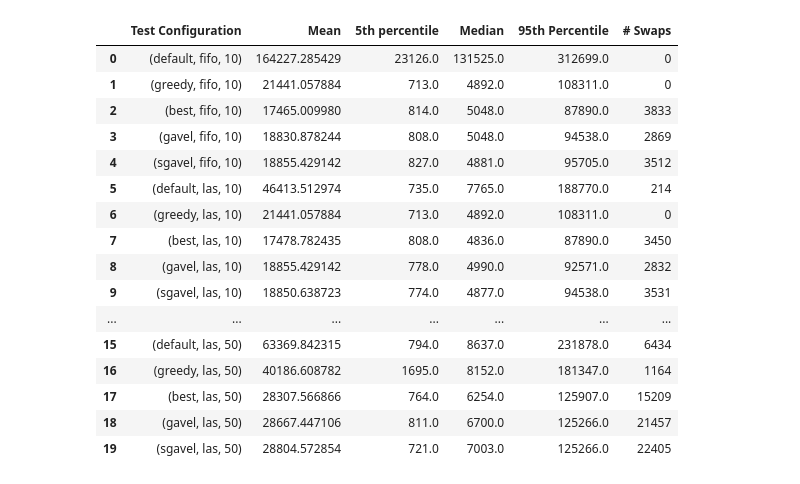
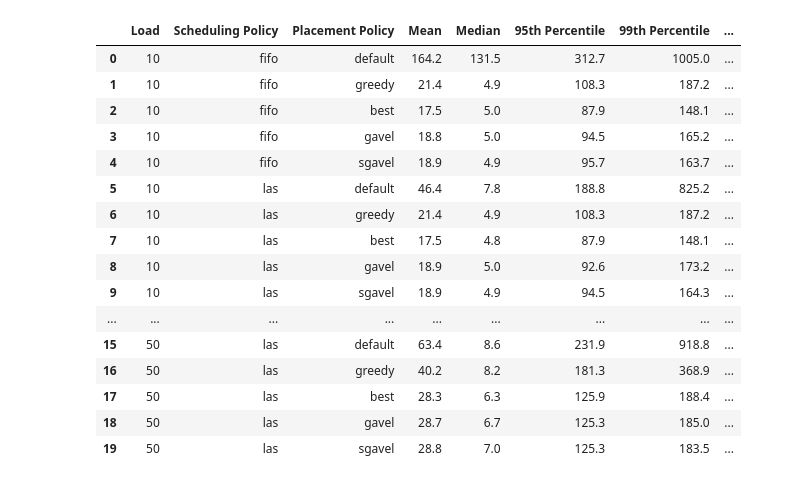
Before and after one commit to jfcooper2/blox, a Jupyter notebook: exploratory_data_analysis.ipynb, the cells around one changed output. Cells and saved outputs as stored; diff of their text form; code cells hidden in the pictures.

```diff
--- a/exploratory_data_analysis.ipynb
+++ b/exploratory_data_analysis.ipynb
@@ -18,22 +18,31 @@ range_str = '0_500'
 test_prefix = f'test_{range_str}_load_'
 job_loads = [10, 50]
 
-percentiles = [ 5, 50, 95 ]
+percentiles = [ 5, 50, 95, 99 ]
 # Each test is a combination of placer, scheduler, and load.
 # For each of these combinations, we want to display JCT: mean, common percentiles (5%, 50%, 95%), number of swaps, cluster utilization
 
 # This is difficult to show compactly and we might need to split this into 4 tables, perhaps one for each combination of scheduler and load
 
 test_configurations = []
+test_load = []
+test_placement = []
+test_scheduler = []
 test_means = []
 test_percentiles = {perc: [] for perc in percentiles}
 test_swaps = []
+test_utilization = {}
+test_swaps_disaggregated = {}
 for load in job_loads:
     for scheduler_name in scheduling_policies:
         for placement_name in placement_policies:
 
             # Collect configuration parameters
-            test_configurations.append((placement_name, scheduler_name, load))
+            configuration_tuple = (placement_name, scheduler_name, load)
+            # test_configurations.append(configuration_tuple)
+            test_load.append(load)
+            test_placement.append(placement_name)
+            test_scheduler.append(scheduler_name)
 
             # Collect JCT summary statistics
             path_to_test_dir = path.join(path_acceptance, placement_name, scheduler_name)
@@ -44,53 +53,80 @@ for load in job_loads:
 
             with open(path_test, "r") as fin:
                 data_job = json.load(fin)
             # print(data_job)
-            job_durations = [v[1] - v[0] for v in data_job.values()]
-            test_mean = np.mean(job_durations)
+            job_durations = {j: v[1] - v[0] for j,v in data_job.items()}
+            # print(job_durations.values())
+            job_durations_list = list(job_durations.values())
+            test_mean = np.mean(job_durations_list)
+            # test_mean_resized = np.round(int(test_mean) / 1000, decimals=1)
             # print(test_mean)
+            # test_means.append(test_mean_resized)
             test_means.append(test_mean)
 
             for p in percentiles:
-                jct_perc = np.percentile(job_durations, p)
+                jct_perc = np.percentile(job_durations_list, p)
                 # print(f'{p} percentile JCT: {jct_perc}')
                 test_percentiles[p].append(jct_perc)
 
             # Collect number of preemptions ("swaps")
-            test_metric_str = 'custom_metric'
+            test_metric_str = 'run_time_stats'
             filename_test = f'{test_prefix}{load}_{test_metric_str}.json'
             path_test = path.join(path_to_test_dir, filename_test)
 
             with open(path_test, "r") as fin:
                 data_job = json.load(fin)
-            num_preemptions = np.sum([v['num_preemptions'] for v in data_job.values()])
+            swaps_disaggregated = [v['swap_count'] for v in data_job.values()]
+            test_swaps_disaggregated[configuration_tuple] = swaps_disaggregated
+            num_preemptions = np.sum(swaps_disaggregated)
             test_swaps.append(num_preemptions)
+
+            # Collect cluster utilization
+            test_metric_str = 'cluster_stats'
+            filename_test = f'{test_prefix}{load}_{test_metric_str}.json'
+            path_test = path.join(path_to_test_dir, filename_test)
+
+            with open(path_test, "r") as fin:
+                data_job = json.load(fin)
+            utilization = np.array(data_job['utilization'])
+            test_utilization[configuration_tuple] = utilization
+            # num_preemptions = np.sum([v['swap_count'] for v in data_job.values()])
+            # test_swaps.append(num_preemptions)
 
 # print(test_configurations)
 # print(test_means)
 # print(test_percentiles)
 
-metrics_JCT = pd.DataFrame({'Test Configuration':test_configurations , 'Mean': test_means, '5th percentile': test_percentiles[5], 'Median': test_percentiles[50], '95th Percentile': test_percentiles[95], '# Swaps': test_swaps})
+# '5th percentile': test_percentiles[5]
+# metrics_JCT = pd.DataFrame({'Test Configuration':test_configurations , 'Mean': test_means, 'Median': test_percentiles[50], '95th Percentile': test_percentiles[95], '99th Percentile': test_percentiles[99], '# Swaps': test_swaps})
+metrics_JCT = pd.DataFrame({'Load': test_load, 'Scheduling Policy': test_scheduler, 'Placement Policy': test_placement, 'Mean': test_means, 'Median': test_percentiles[50], '95th Percentile': test_percentiles[95], '99th Percentile': test_percentiles[99], '# Swaps': test_swaps})
 
 # sample_row = {'Test Configuration': 'Hamburger', 'Mean': 33, '5th percentile': 55, 'Median': 77, '95th Percentile': 99}
 #
 # metrics_JCT._append(sample_row, ignore_index=True)
 
+# TODO mark default,fifo entries as possibly being incorrect. Do not incldue in figures
+
+cols = metrics_JCT.columns[3:]
+
+metrics_JCT[cols] /= 1000
+metrics_JCT = metrics_JCT.round(1)
+
 display(metrics_JCT)
 # %% [output]
-|  | Test Configuration | Mean | 5th percentile | Median | 95th Percentile | # Swaps |
-| 0 | (default, fifo, 10) | 164227.285429 | 23126.0 | 131525.0 | 312699.0 | 0 |
-| 1 | (greedy, fifo, 10) | 21441.057884 | 713.0 | 4892.0 | 108311.0 | 0 |
-| 2 | (best, fifo, 10) | 17465.009980 | 814.0 | 5048.0 | 87890.0 | 3833 |
-| 3 | (gavel, fifo, 10) | 18830.878244 | 808.0 | 5048.0 | 94538.0 | 2869 |
-| 4 | (sgavel, fifo, 10) | 18855.429142 | 827.0 | 4881.0 | 95705.0 | 3512 |
-| 5 | (default, las, 10) | 46413.512974 | 735.0 | 7765.0 | 188770.0 | 214 |
-| 6 | (greedy, las, 10) | 21441.057884 | 713.0 | 4892.0 | 108311.0 | 0 |
-| 7 | (best, las, 10) | 17478.782435 | 808.0 | 4836.0 | 87890.0 | 3450 |
-| 8 | (gavel, las, 10) | 18855.429142 | 778.0 | 4990.0 | 92571.0 | 2832 |
-| 9 | (sgavel, las, 10) | 18850.638723 | 774.0 | 4877.0 | 94538.0 | 3531 |
-| ... | ... | ... | ... | ... | ... | ... |
-| 15 | (default, las, 50) | 63369.842315 | 794.0 | 8637.0 | 231878.0 | 6434 |
-| 16 | (greedy, las, 50) | 40186.608782 | 1695.0 | 8152.0 | 181347.0 | 1164 |
-| 17 | (best, las, 50) | 28307.566866 | 764.0 | 6254.0 | 125907.0 | 15209 |
-| 18 | (gavel, las, 50) | 28667.447106 | 811.0 | 6700.0 | 125266.0 | 21457 |
-| 19 | (sgavel, las, 50) | 28804.572854 | 721.0 | 7003.0 | 125266.0 | 22405 |
+|  | Load | Scheduling Policy | Placement Policy | Mean | Median | 95th Percentile | 99th Percentile | ... |
+| 0 | 10 | fifo | default | 164.2 | 131.5 | 312.7 | 1005.0 | ... |
+| 1 | 10 | fifo | greedy | 21.4 | 4.9 | 108.3 | 187.2 | ... |
+| 2 | 10 | fifo | best | 17.5 | 5.0 | 87.9 | 148.1 | ... |
+| 3 | 10 | fifo | gavel | 18.8 | 5.0 | 94.5 | 165.2 | ... |
+| 4 | 10 | fifo | sgavel | 18.9 | 4.9 | 95.7 | 163.7 | ... |
+| 5 | 10 | las | default | 46.4 | 7.8 | 188.8 | 825.2 | ... |
+| 6 | 10 | las | greedy | 21.4 | 4.9 | 108.3 | 187.2 | ... |
+| 7 | 10 | las | best | 17.5 | 4.8 | 87.9 | 148.1 | ... |
+| 8 | 10 | las | gavel | 18.9 | 5.0 | 92.6 | 173.2 | ... |
+| 9 | 10 | las | sgavel | 18.9 | 4.9 | 94.5 | 164.3 | ... |
+| ... | ... | ... | ... | ... | ... | ... | ... | ... |
+| 15 | 50 | las | default | 63.4 | 8.6 | 231.9 | 918.8 | ... |
+| 16 | 50 | las | greedy | 40.2 | 8.2 | 181.3 | 368.9 | ... |
+| 17 | 50 | las | best | 28.3 | 6.3 | 125.9 | 188.4 | ... |
+| 18 | 50 | las | gavel | 28.7 | 6.7 | 125.3 | 185.0 | ... |
+| 19 | 50 | las | sgavel | 28.8 | 7.0 | 125.3 | 183.5 | ... |
```
Also changed, not shown: parts of 3 cells of this notebook.
